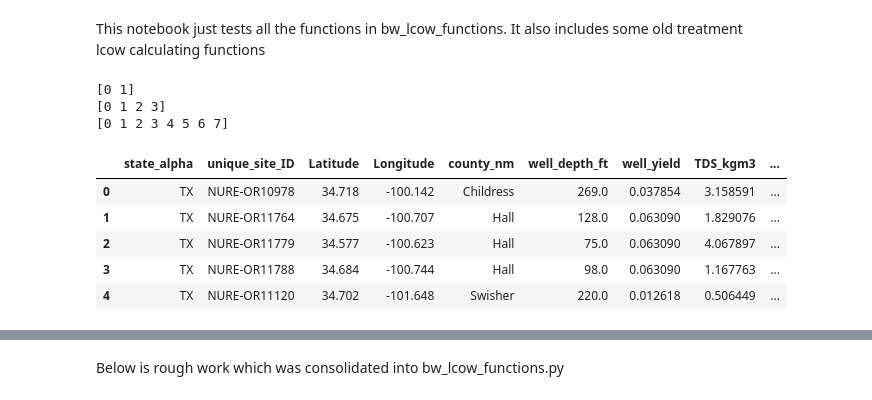
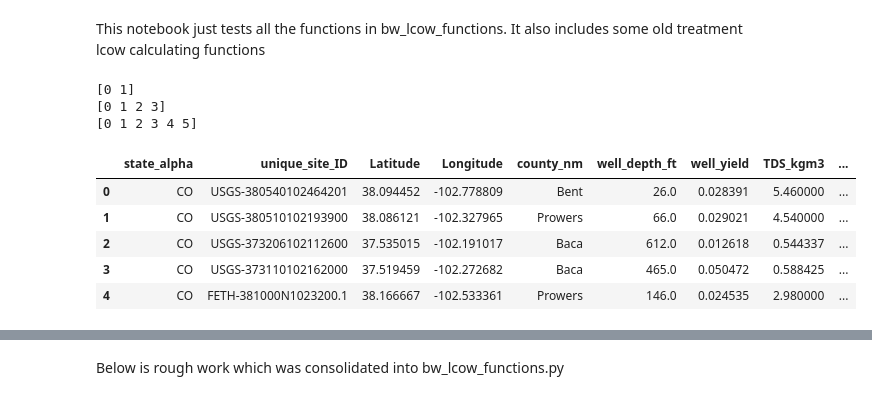
Before and after one commit to MuktaHardikar/WaterTAP3, a Jupyter notebook: watertap3/watertap3/bw_kmean_clustering_lcow.ipynb, the cells around one changed output, grey strips where cells are left out. Drawn from its saved outputs; the diff is of its cells as text; code cells hidden in the pictures.

```diff
--- a/watertap3/watertap3/bw_kmean_clustering_lcow.ipynb
+++ b/watertap3/watertap3/bw_kmean_clustering_lcow.ipynb
@@ -27,19 +27,19 @@ from watertap3.utils.post_processing import get_results_table
 from bw_lcow_functions import *
 import matplotlib.colors as mcolors
 # %%
-state_alpha = 'TX'
+state_alpha = 'CO'
 bw_cluster_kmeans = create_cluster_id_df(state_alpha)
 bw_cluster_kmeans.head(5)
 # %% [output]
 [0 1]
 [0 1 2 3]
-[0 1 2 3 4 5 6 7]
+[0 1 2 3 4 5]
 |  | state_alpha | unique_site_ID | Latitude | Longitude | county_nm | well_depth_ft | well_yield | TDS_kgm3 | ... |
-| 0 | TX | NURE-OR10978 | 34.718 | -100.142 | Childress | 269.0 | 0.037854 | 3.158591 | ... |
-| 1 | TX | NURE-OR11764 | 34.675 | -100.707 | Hall | 128.0 | 0.063090 | 1.829076 | ... |
-| 2 | TX | NURE-OR11779 | 34.577 | -100.623 | Hall | 75.0 | 0.063090 | 4.067897 | ... |
-| 3 | TX | NURE-OR11788 | 34.684 | -100.744 | Hall | 98.0 | 0.063090 | 1.167763 | ... |
-| 4 | TX | NURE-OR11120 | 34.702 | -101.648 | Swisher | 220.0 | 0.012618 | 0.506449 | ... |
+| 0 | CO | USGS-380540102464201 | 38.094452 | -102.778809 | Bent | 26.0 | 0.028391 | 5.460000 | ... |
+| 1 | CO | USGS-380510102193900 | 38.086121 | -102.327965 | Prowers | 66.0 | 0.029021 | 4.540000 | ... |
+| 2 | CO | USGS-373206102112600 | 37.535015 | -102.191017 | Baca | 612.0 | 0.012618 | 0.544337 | ... |
+| 3 | CO | USGS-373110102162000 | 37.519459 | -102.272682 | Baca | 465.0 | 0.050472 | 0.588425 | ... |
+| 4 | CO | FETH-381000N1023200.1 | 38.166667 | -102.533361 | Prowers | 146.0 | 0.024535 | 2.980000 | ... |
 # %%
 bw_cluster_kmeans = create_bw_cluster_subcluster_df(state_alpha, bw_cluster_kmeans)
 bw_cluster_kmeans.head(5)
```
Also changed, not shown: parts of 27 cells of this notebook, 3 other files.
